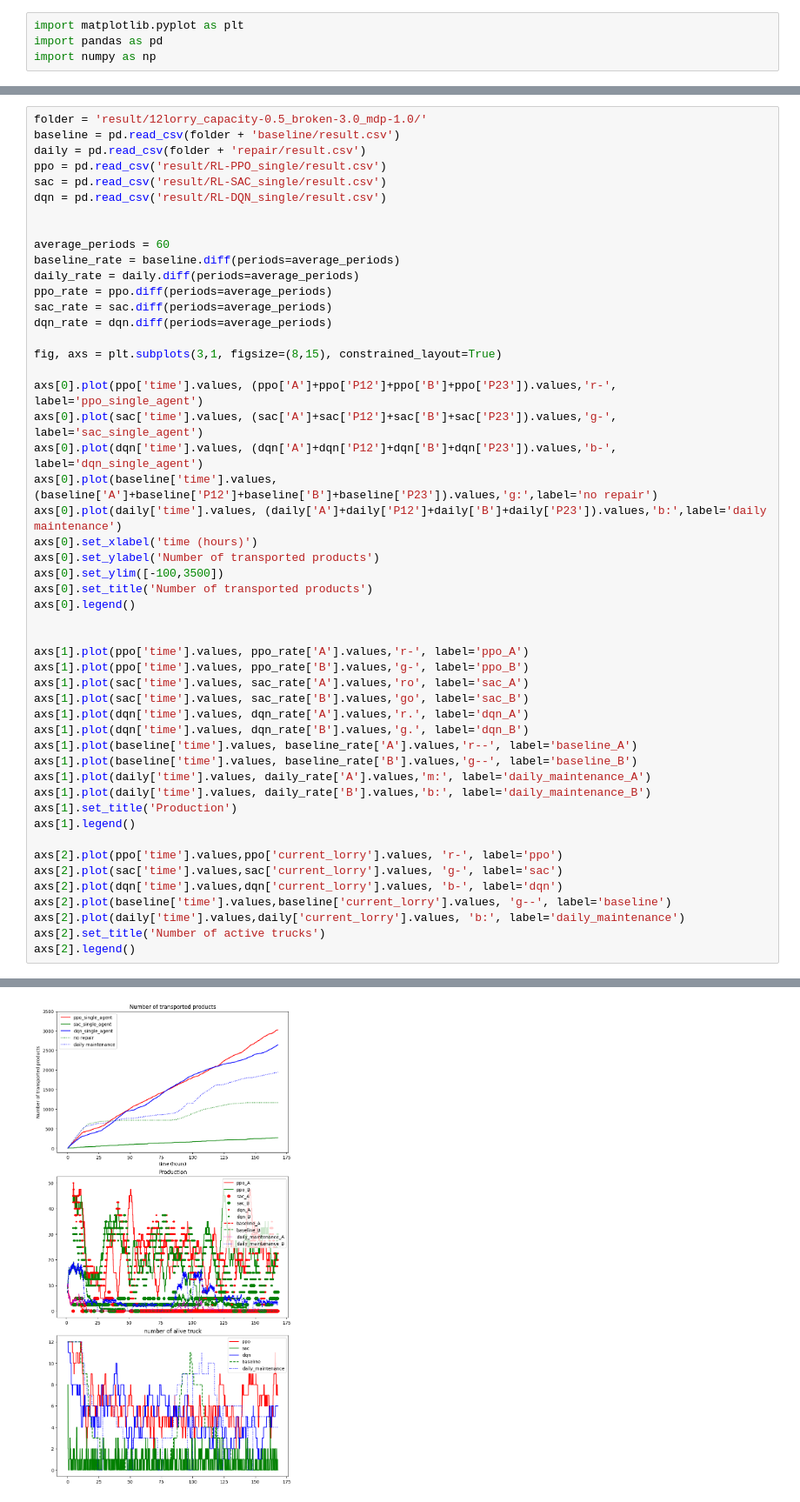
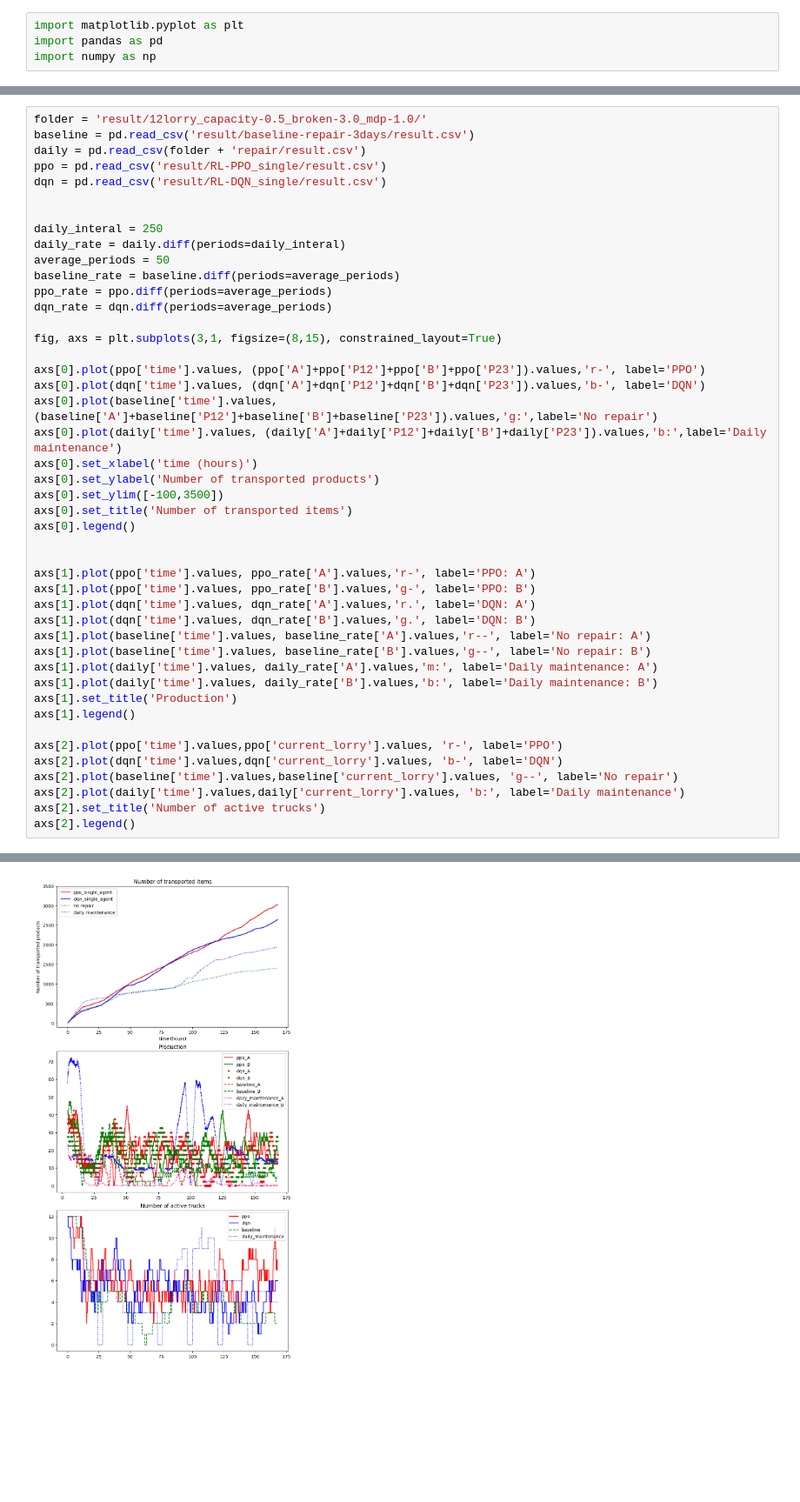
Before and after one commit to Observe-l/PredM, a Jupyter notebook: result_plot.ipynb, the cells around one changed output, grey strips where cells are left out. Shown at 87% size. Cells and saved outputs as stored; diff of their text form; blank space fills up the shorter version.

```diff
--- a/result_plot.ipynb
+++ b/result_plot.ipynb
@@ -201,56 +201,51 @@ axs[3,2].legend()
 [figure]
 # %%
 folder = 'result/12lorry_capacity-0.5_broken-3.0_mdp-1.0/'
-baseline = pd.read_csv(folder + 'baseline/result.csv')
+baseline = pd.read_csv('result/baseline-repair-3days/result.csv')
 daily = pd.read_csv(folder + 'repair/result.csv')
 ppo = pd.read_csv('result/RL-PPO_single/result.csv')
-sac = pd.read_csv('result/RL-SAC_single/result.csv')
 dqn = pd.read_csv('result/RL-DQN_single/result.csv')
 
 
-average_periods = 60
+daily_interal = 250
+daily_rate = daily.diff(periods=daily_interal)
+average_periods = 50
 baseline_rate = baseline.diff(periods=average_periods)
-daily_rate = daily.diff(periods=average_periods)
 ppo_rate = ppo.diff(periods=average_periods)
-sac_rate = sac.diff(periods=average_periods)
 dqn_rate = dqn.diff(periods=average_periods)
 
 fig, axs = plt.subplots(3,1, figsize=(8,15), constrained_layout=True)
 
-axs[0].plot(ppo['time'].values, (ppo['A']+ppo['P12']+ppo['B']+ppo['P23']).values,'r-', label='ppo_single_agent')
-axs[0].plot(sac['time'].values, (sac['A']+sac['P12']+sac['B']+sac['P23']).values,'g-', label='sac_single_agent')
-axs[0].plot(dqn['time'].values, (dqn['A']+dqn['P12']+dqn['B']+dqn['P23']).values,'b-', label='dqn_single_agent')
-axs[0].plot(baseline['time'].values, (baseline['A']+baseline['P12']+baseline['B']+baseline['P23']).values,'g:',label='no repair')
-axs[0].plot(daily['time'].values, (daily['A']+daily['P12']+daily['B']+daily['P23']).values,'b:',label='daily maintenance')
+axs[0].plot(ppo['time'].values, (ppo['A']+ppo['P12']+ppo['B']+ppo['P23']).values,'r-', label='PPO')
+axs[0].plot(dqn['time'].values, (dqn['A']+dqn['P12']+dqn['B']+dqn['P23']).values,'b-', label='DQN')
+axs[0].plot(baseline['time'].values, (baseline['A']+baseline['P12']+baseline['B']+baseline['P23']).values,'g:',label='No repair')
+axs[0].plot(daily['time'].values, (daily['A']+daily['P12']+daily['B']+daily['P23']).values,'b:',label='Daily maintenance')
 axs[0].set_xlabel('time (hours)')
 axs[0].set_ylabel('Number of transported products')
 axs[0].set_ylim([-100,3500])
-axs[0].set_title('Number of transported products')
+axs[0].set_title('Number of transported items')
 axs[0].legend()
 
 
-axs[1].plot(ppo['time'].values, ppo_rate['A'].values,'r-', label='ppo_A')
-axs[1].plot(ppo['time'].values, ppo_rate['B'].values,'g-', label='ppo_B')
-axs[1].plot(sac['time'].values, sac_rate['A'].values,'ro', label='sac_A')
-axs[1].plot(sac['time'].values, sac_rate['B'].values,'go', label='sac_B')
-axs[1].plot(dqn['time'].values, dqn_rate['A'].values,'r.', label='dqn_A')
-axs[1].plot(dqn['time'].values, dqn_rate['B'].values,'g.', label='dqn_B')
-axs[1].plot(baseline['time'].values, baseline_rate['A'].values,'r--', label='baseline_A')
-axs[1].plot(baseline['time'].values, baseline_rate['B'].values,'g--', label='baseline_B')
-axs[1].plot(daily['time'].values, daily_rate['A'].values,'m:', label='daily_maintenance_A')
-axs[1].plot(daily['time'].values, daily_rate['B'].values,'b:', label='daily_maintenance_B')
+axs[1].plot(ppo['time'].values, ppo_rate['A'].values,'r-', label='PPO: A')
+axs[1].plot(ppo['time'].values, ppo_rate['B'].values,'g-', label='PPO: B')
+axs[1].plot(dqn['time'].values, dqn_rate['A'].values,'r.', label='DQN: A')
+axs[1].plot(dqn['time'].values, dqn_rate['B'].values,'g.', label='DQN: B')
+axs[1].plot(baseline['time'].values, baseline_rate['A'].values,'r--', label='No repair: A')
+axs[1].plot(baseline['time'].values, baseline_rate['B'].values,'g--', label='No repair: B')
+axs[1].plot(daily['time'].values, daily_rate['A'].values,'m:', label='Daily maintenance: A')
+axs[1].plot(daily['time'].values, daily_rate['B'].values,'b:', label='Daily maintenance: B')
 axs[1].set_title('Production')
 axs[1].legend()
 
-axs[2].plot(ppo['time'].values,ppo['current_lorry'].values, 'r-', label='ppo')
-axs[2].plot(sac['time'].values,sac['current_lorry'].values, 'g-', label='sac')
-axs[2].plot(dqn['time'].values,dqn['current_lorry'].values, 'b-', label='dqn')
-axs[2].plot(baseline['time'].values,baseline['current_lorry'].values, 'g--', label='baseline')
-axs[2].plot(daily['time'].values,daily['current_lorry'].values, 'b:', label='daily_maintenance')
+axs[2].plot(ppo['time'].values,ppo['current_lorry'].values, 'r-', label='PPO')
+axs[2].plot(dqn['time'].values,dqn['current_lorry'].values, 'b-', label='DQN')
+axs[2].plot(baseline['time'].values,baseline['current_lorry'].values, 'g--', label='No repair')
+axs[2].plot(daily['time'].values,daily['current_lorry'].values, 'b:', label='Daily maintenance')
 axs[2].set_title('Number of active trucks')
 axs[2].legend()
 # %% [output]
 <matplotlib.legend.Legend at 0x...>
-[figure, old version]
+[figure, new version]
 # %%
 folder = 'result/12lorry_capacity-0.5_broken-3.0_mdp-1.0/'
```
Also changed, not shown: parts of 1 cell of this notebook, 42 other files.
